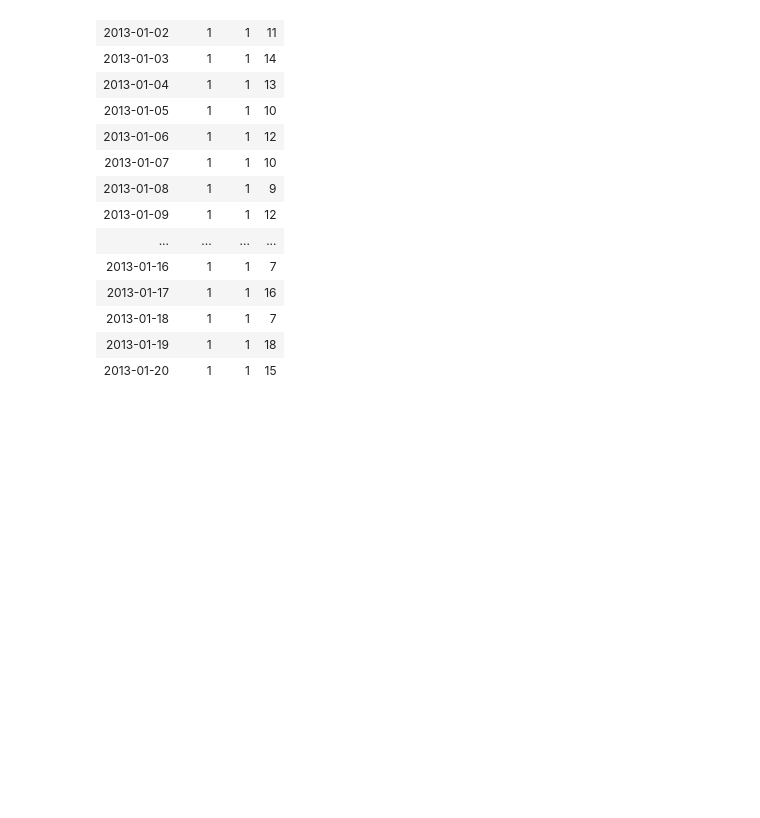
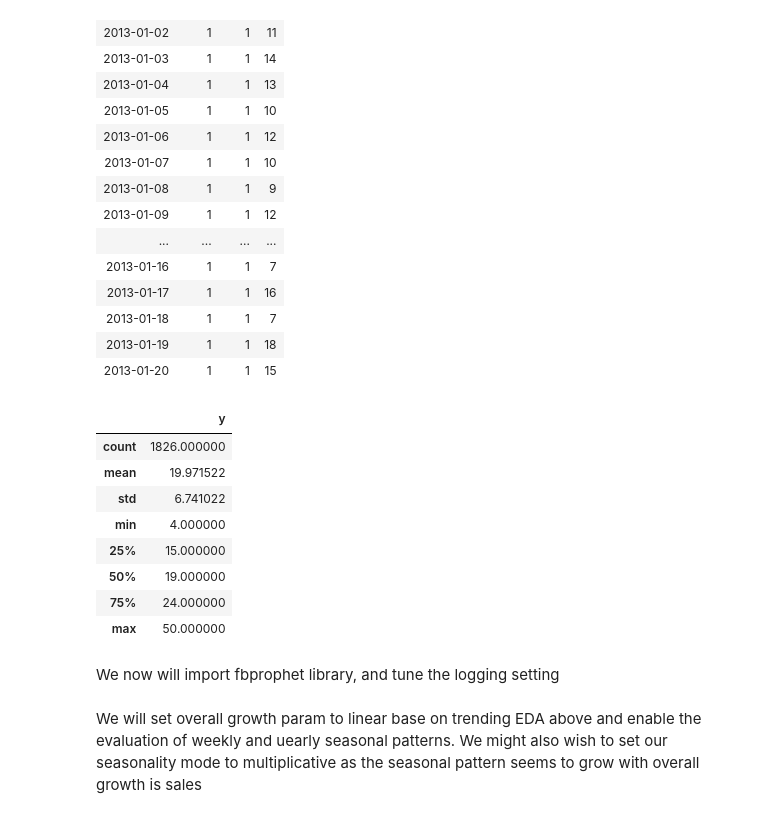
Before and after one commit to FelixQLe/Fine_Grained_Time_Serries_Forecasting_Leverage_Apache_Spark_FBProphet, a Jupyter notebook: Fine_Grained_Time_Serries_Forecasting_Leverage_Apache_Spark_FBProphet.ipynb, the cells around one changed output. Saved outputs shown, nothing was run; the diff lists cells and outputs as text; code cells hidden in the pictures; blank space fills up the shorter version.

```diff
--- a/Fine_Grained_Time_Serries_Forecasting_Leverage_Apache_Spark_FBProphet.ipynb
+++ b/Fine_Grained_Time_Serries_Forecasting_Leverage_Apache_Spark_FBProphet.ipynb
@@ -388,0 +404,14 @@ only showing top 20 row(s)
+# %%
+df_1store_forecast.describe()
+# %% [output]
+|  | y |
+| count | 1826.000000 |
+| mean | 19.971522 |
+| std | 6.741022 |
+| min | 4.000000 |
+| 25% | 15.000000 |
+| 50% | 19.000000 |
+| 75% | 24.000000 |
+| max | 50.000000 |
+# %% [markdown]
+We now will import fbprophet library, and tune the logging setting
@@ -388,0 +424,2 @@ only showing top 20 row(s)
+# %% [markdown]
+We will set overall growth param to linear base on trending EDA above and enable the evaluation of weekly and uearly seasonal patterns. We might also wish to set our seasonality mode to multiplicative as the seasonal pattern seems to grow with overall growth is sales
```
Also changed, not shown: parts of 11 cells of this notebook.
